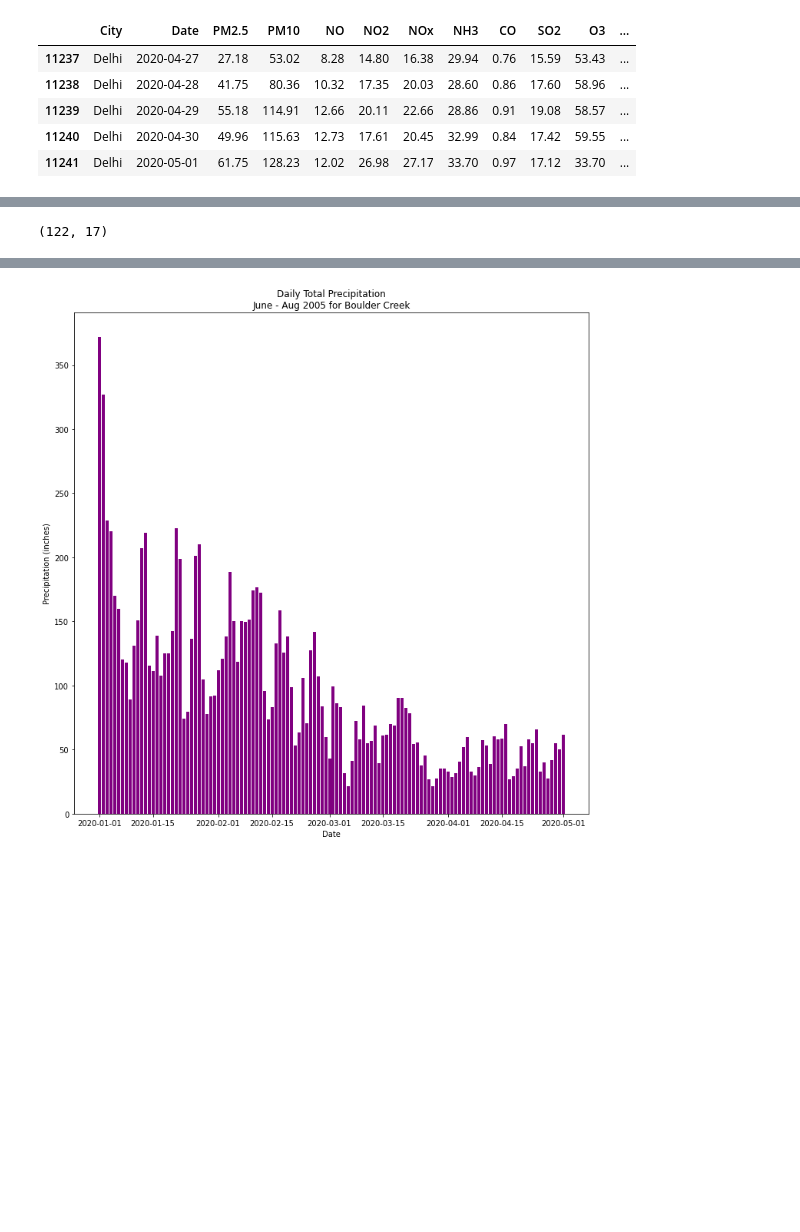
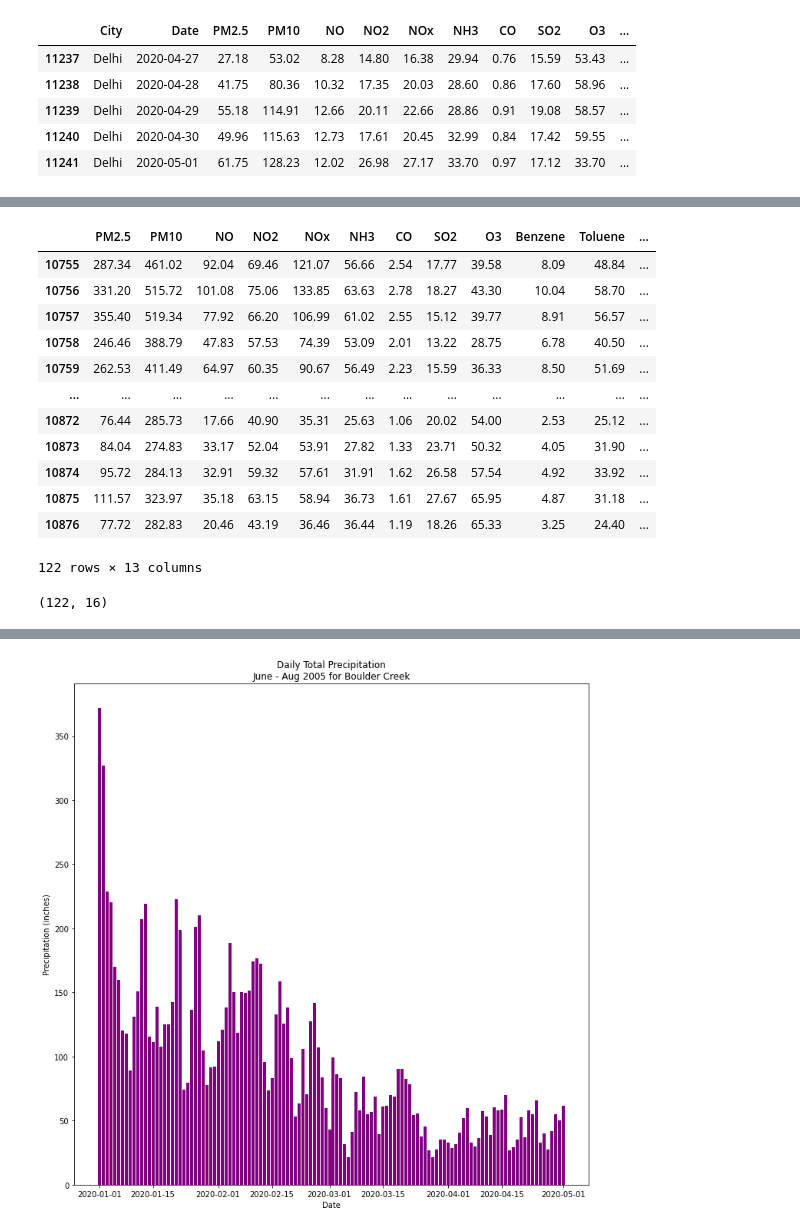
Before and after one commit to Kartik-Chaurasiya/Machine-Learning, a Jupyter notebook: Air_pollution.ipynb, the cells around one changed output, grey strips where cells are left out. Drawn from its saved outputs; the diff is of its cells as text; code cells hidden in the pictures; blank space fills up the shorter version.

```diff
--- a/Air_pollution.ipynb
+++ b/Air_pollution.ipynb
@@ -161,7 +151,25 @@ dataset_delhi_2020.shape
 mask1 = (dataset_delhi['Date'] >= "2019-01-01") & (dataset_delhi['Date'] <= "2019-05-02")
 # %%
 dataset_delhi_2019 = dataset_delhi.loc[mask1]
+# %%
+date = dataset_delhi_2020['Date']
+dataset_delhi_2020.drop(columns = ['City', 'Date', 'AQI_Bucket'])
+dataset_delhi_2019.drop(columns = ['City', 'Date', 'AQI_Bucket'])
+# %% [output]
+|  | PM2.5 | PM10 | NO | NO2 | NOx | NH3 | CO | SO2 | O3 | Benzene | Toluene | ... |
+| 10755 | 287.34 | 461.02 | 92.04 | 69.46 | 121.07 | 56.66 | 2.54 | 17.77 | 39.58 | 8.09 | 48.84 | ... |
+| 10756 | 331.20 | 515.72 | 101.08 | 75.06 | 133.85 | 63.63 | 2.78 | 18.27 | 43.30 | 10.04 | 58.70 | ... |
+| 10757 | 355.40 | 519.34 | 77.92 | 66.20 | 106.99 | 61.02 | 2.55 | 15.12 | 39.77 | 8.91 | 56.57 | ... |
+| 10758 | 246.46 | 388.79 | 47.83 | 57.53 | 74.39 | 53.09 | 2.01 | 13.22 | 28.75 | 6.78 | 40.50 | ... |
+| 10759 | 262.53 | 411.49 | 64.97 | 60.35 | 90.67 | 56.49 | 2.23 | 15.59 | 36.33 | 8.50 | 51.69 | ... |
+| ... | ... | ... | ... | ... | ... | ... | ... | ... | ... | ... | ... | ... |
+| 10872 | 76.44 | 285.73 | 17.66 | 40.90 | 35.31 | 25.63 | 1.06 | 20.02 | 54.00 | 2.53 | 25.12 | ... |
+| 10873 | 84.04 | 274.83 | 33.17 | 52.04 | 53.91 | 27.82 | 1.33 | 23.71 | 50.32 | 4.05 | 31.90 | ... |
+| 10874 | 95.72 | 284.13 | 32.91 | 59.32 | 57.61 | 31.91 | 1.62 | 26.58 | 57.54 | 4.92 | 33.92 | ... |
+| 10875 | 111.57 | 323.97 | 35.18 | 63.15 | 58.94 | 36.73 | 1.61 | 27.67 | 65.95 | 4.87 | 31.18 | ... |
+| 10876 | 77.72 | 282.83 | 20.46 | 43.19 | 36.46 | 36.44 | 1.19 | 18.26 | 65.33 | 3.25 | 24.40 | ... |
+122 rows × 13 columns
 # %%
-dataset_delhi_2019.shape
+dataset_delhi_2020.shape
 # %% [output]
-(122, 17)
+(122, 16)
```
Also changed, not shown: parts of 12 cells of this notebook.
